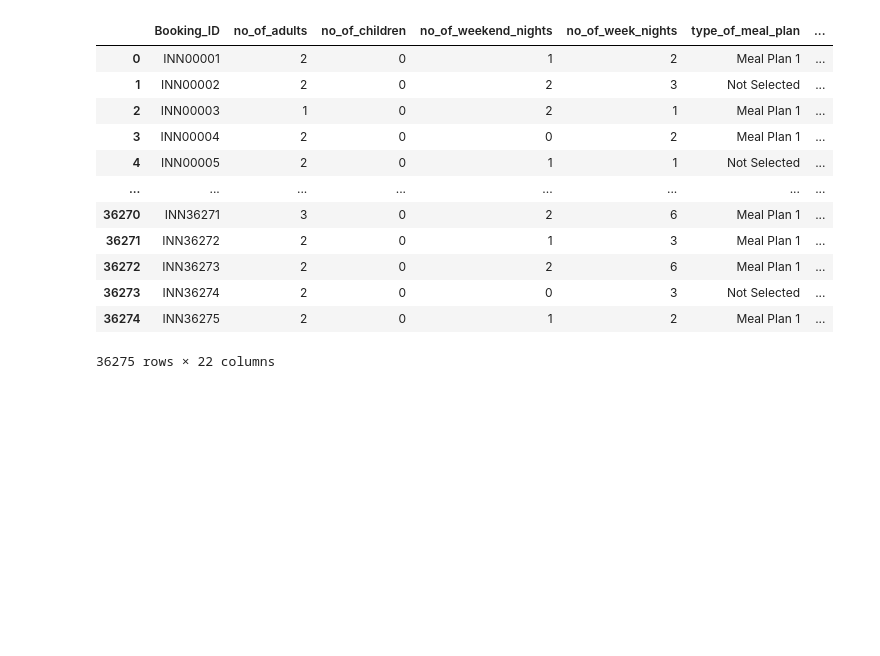
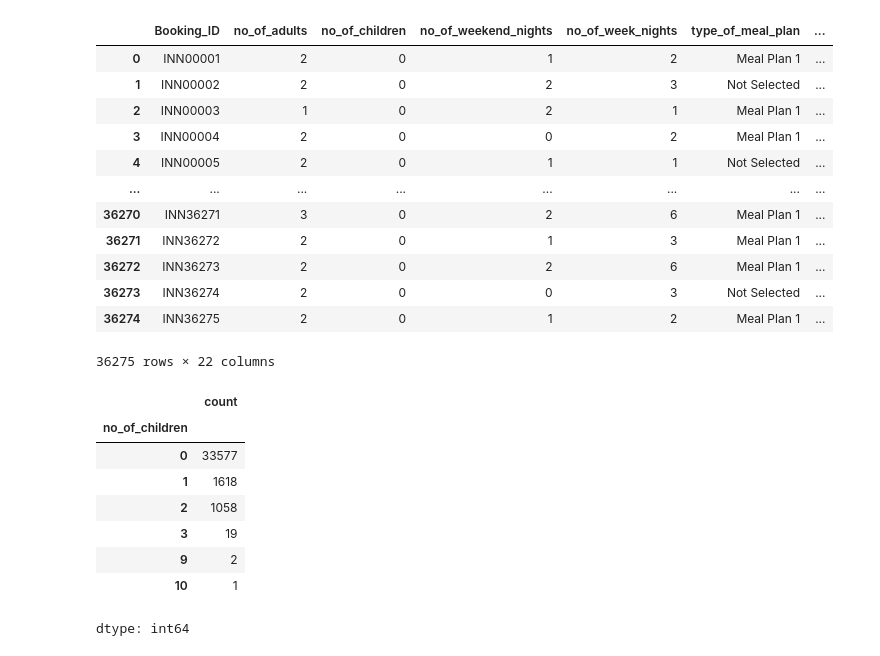
Before and after one commit to jebin24it-boop/Infotact_Travel_Hospitality_Analytics, a Jupyter notebook: notebooks/Day5_DataCleaning.ipynb, the cells around one changed output. Drawn from its saved outputs; the diff is of its cells as text; code cells hidden in the pictures; blank space fills up the shorter version.

```diff
--- a/notebooks/Day5_DataCleaning.ipynb
+++ b/notebooks/Day5_DataCleaning.ipynb
@@ -217,3 +217,15 @@ df
 | 36273 | INN36274 | 2 | 0 | 0 | 3 | Not Selected | ... |
 | 36274 | INN36275 | 2 | 0 | 1 | 2 | Meal Plan 1 | ... |
 36275 rows × 22 columns
+# %%
+df['no_of_children'].value_counts()
+# %% [output]
+|  | count |
+| no_of_children |  |
+| 0 | 33577 |
+| 1 | 1618 |
+| 2 | 1058 |
+| 3 | 19 |
+| 9 | 2 |
+| 10 | 1 |
+dtype: int64
```
Also changed, not shown: parts of 7 cells of this notebook.
